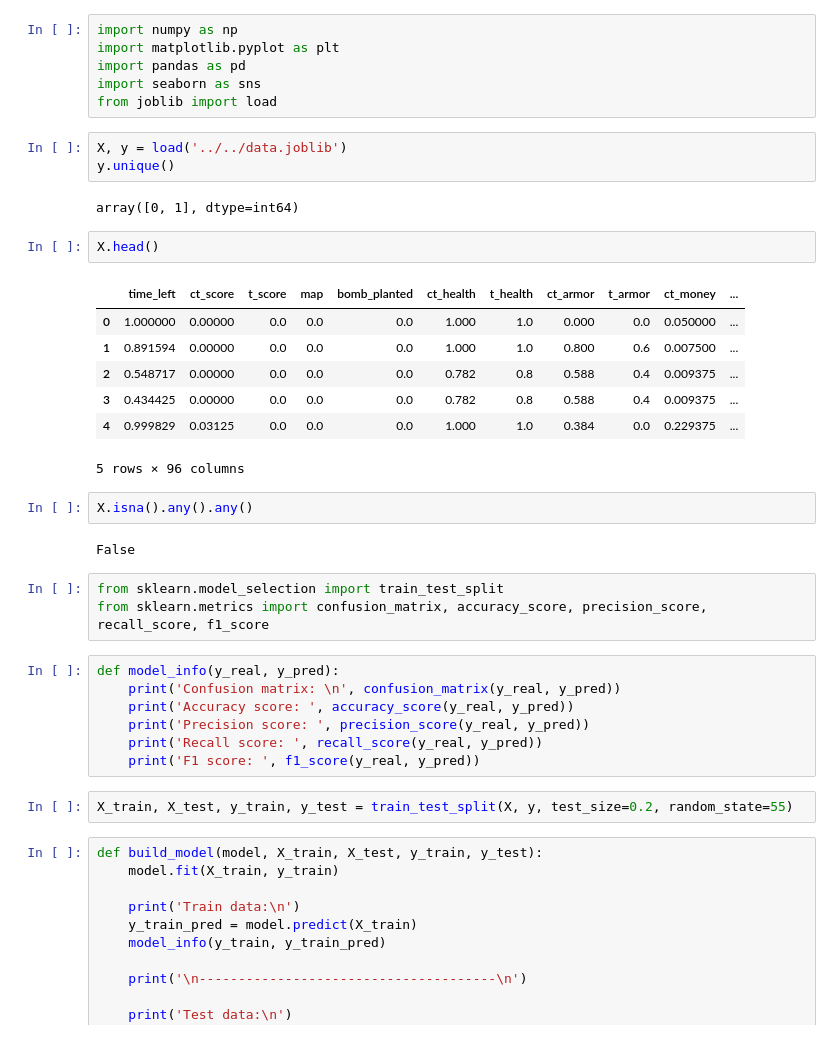
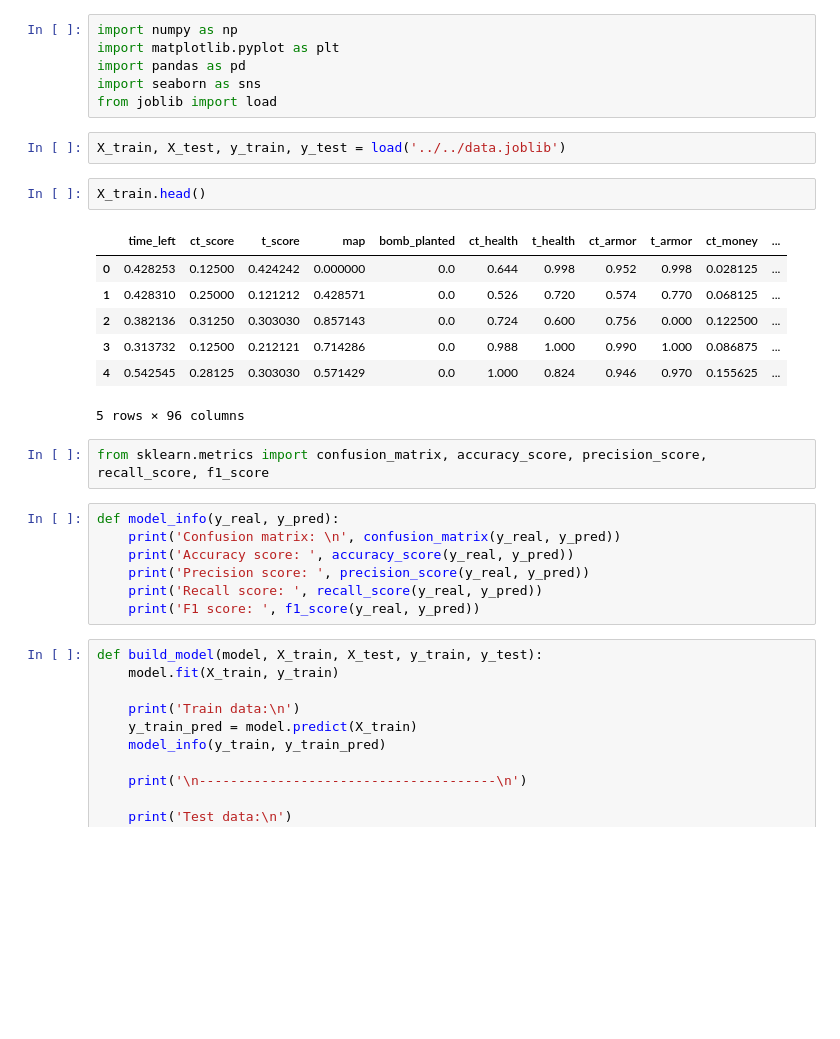
Before and after one commit to MATF-istrazivanje-podataka-1/2023_Data_Mining_Go_winner_Dataset, a Jupyter notebook: models/classification/k_nearest_neighbors.ipynb, the cells around one changed output. Saved outputs shown, nothing was run; the diff lists cells and outputs as text; blank space fills up the shorter version.

```diff
--- a/models/classification/k_nearest_neighbors.ipynb
+++ b/models/classification/k_nearest_neighbors.ipynb
@@ -4,27 +4,19 @@ import matplotlib.pyplot as plt
 import pandas as pd
 import seaborn as sns
 from joblib import load
-# %%
-X, y = load('../../data.joblib')
-y.unique()
-# %% [output]
-array([0, 1], dtype=int64)
+# %%
+X_train, X_test, y_train, y_test = load('../../data.joblib')
 # %%
-X.head()
+X_train.head()
 # %% [output]
 |  | time_left | ct_score | t_score | map | bomb_planted | ct_health | t_health | ct_armor | t_armor | ct_money | ... |
-| 0 | 1.000000 | 0.00000 | 0.0 | 0.0 | 0.0 | 1.000 | 1.0 | 0.000 | 0.0 | 0.050000 | ... |
-| 1 | 0.891594 | 0.00000 | 0.0 | 0.0 | 0.0 | 1.000 | 1.0 | 0.800 | 0.6 | 0.007500 | ... |
-| 2 | 0.548717 | 0.00000 | 0.0 | 0.0 | 0.0 | 0.782 | 0.8 | 0.588 | 0.4 | 0.009375 | ... |
-| 3 | 0.434425 | 0.00000 | 0.0 | 0.0 | 0.0 | 0.782 | 0.8 | 0.588 | 0.4 | 0.009375 | ... |
-| 4 | 0.999829 | 0.03125 | 0.0 | 0.0 | 0.0 | 1.000 | 1.0 | 0.384 | 0.0 | 0.229375 | ... |
+| 0 | 0.428253 | 0.12500 | 0.424242 | 0.000000 | 0.0 | 0.644 | 0.998 | 0.952 | 0.998 | 0.028125 | ... |
+| 1 | 0.428310 | 0.25000 | 0.121212 | 0.428571 | 0.0 | 0.526 | 0.720 | 0.574 | 0.770 | 0.068125 | ... |
+| 2 | 0.382136 | 0.31250 | 0.303030 | 0.857143 | 0.0 | 0.724 | 0.600 | 0.756 | 0.000 | 0.122500 | ... |
+| 3 | 0.313732 | 0.12500 | 0.212121 | 0.714286 | 0.0 | 0.988 | 1.000 | 0.990 | 1.000 | 0.086875 | ... |
+| 4 | 0.542545 | 0.28125 | 0.303030 | 0.571429 | 0.0 | 1.000 | 0.824 | 0.946 | 0.970 | 0.155625 | ... |
 5 rows × 96 columns
-# %%
-X.isna().any().any()
-# %% [output]
-False
 # %%
-from sklearn.model_selection import train_test_split
 from sklearn.metrics import confusion_matrix, accuracy_score, precision_score, recall_score, f1_score
 # %%
 def model_info(y_real, y_pred):
@@ -33,8 +25,6 @@ def model_info(y_real, y_pred):
     print('Precision score: ', precision_score(y_real, y_pred))
     print('Recall score: ', recall_score(y_real, y_pred))
     print('F1 score: ', f1_score(y_real, y_pred))
-# %%
-X_train, X_test, y_train, y_test = train_test_split(X, y, test_size=0.2, random_state=55)
 # %%
 def build_model(model, X_train, X_test, y_train, y_test):
     model.fit(X_train, y_train)
```
Also changed, not shown: parts of 3 cells of this notebook, 4 other files.
